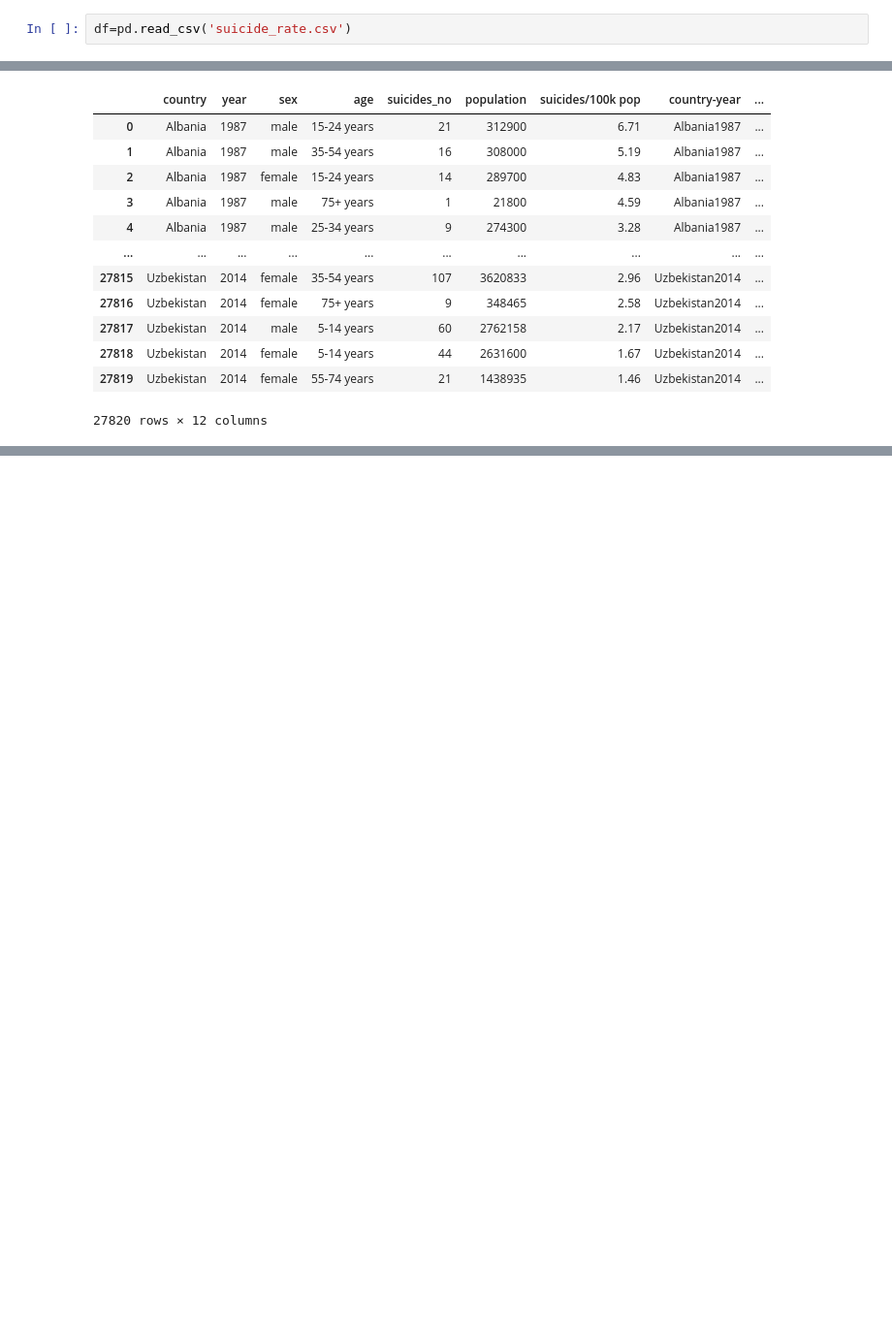
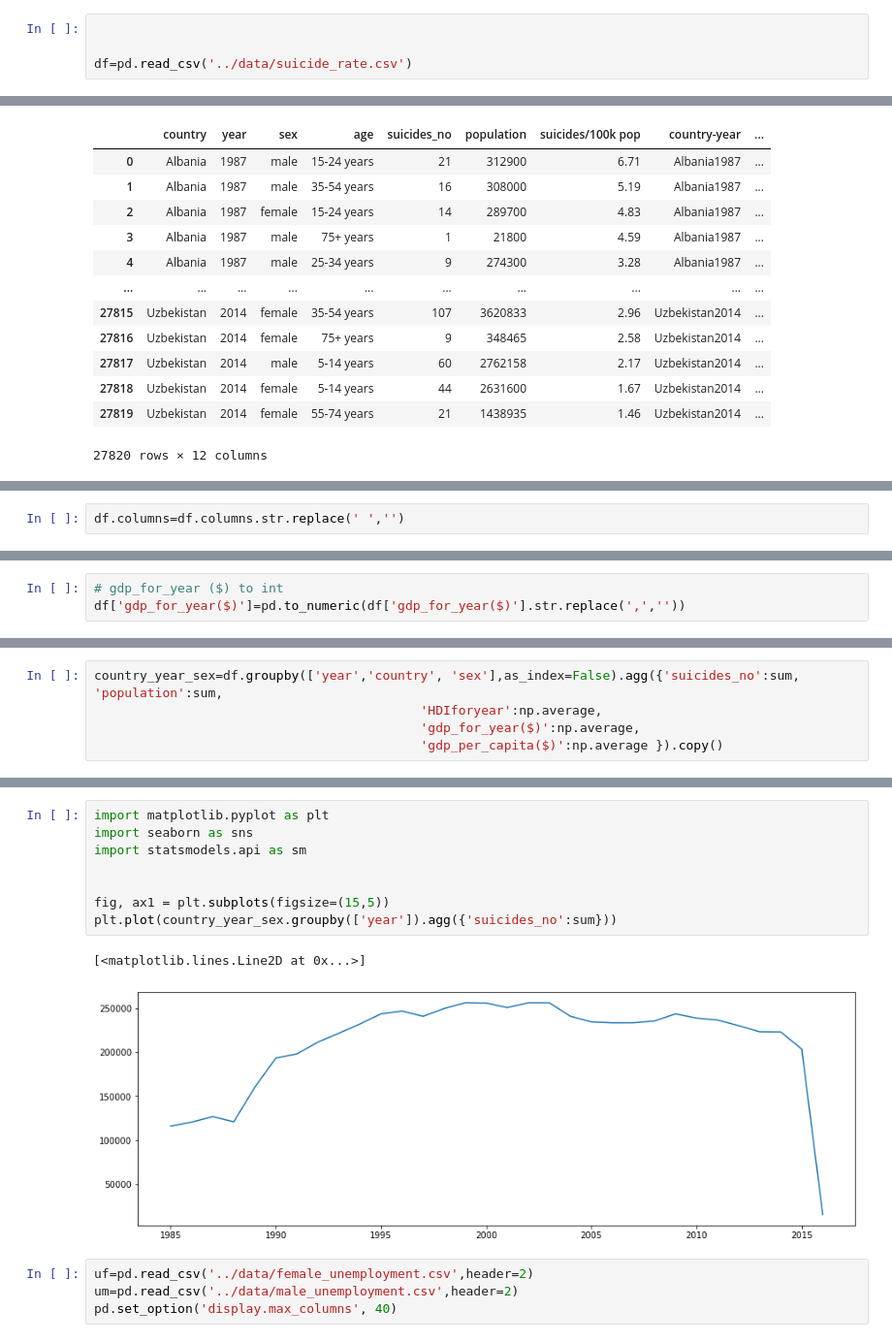
Before and after one commit to Brunadiasmiguel/depression, a Jupyter notebook: data-wrangling/country-year-sex.ipynb, the cells around one changed output, grey strips where cells are left out. Shown at 97% size. Drawn from its saved outputs; the diff is of its cells as text; blank space fills up the shorter version.

```diff
--- a/data-wrangling/country-year-sex.ipynb
+++ b/data-wrangling/country-year-sex.ipynb
@@ -2,7 +2,9 @@
 import pandas as pd
 import numpy as np
 # %%
-df=pd.read_csv('suicide_rate.csv')
+
+
+df=pd.read_csv('../data/suicide_rate.csv')
 # %%
 df
 # %% [output]
@@ -39 +24,3 @@ df.groupby('country').agg({'suicides_no':sum}).sort_values('suicides_no')
+# %%
+df.columns=df.columns.str.replace(' ','')
 # %%
@@ -50,0 +45,3 @@ df.describe()
+# %%
+# gdp_for_year ($) to int
+df['gdp_for_year($)']=pd.to_numeric(df['gdp_for_year($)'].str.replace(',',''))
@@ -50,0 +64,5 @@ df.describe()
+# %%
+country_year_sex=df.groupby(['year','country', 'sex'],as_index=False).agg({'suicides_no':sum, 'population':sum,
+                                           'HDIforyear':np.average,
+                                           'gdp_for_year($)':np.average,
+                                           'gdp_per_capita($)':np.average }).copy()
@@ -50,0 +97,15 @@ df.describe()
+# %%
+import matplotlib.pyplot as plt
+import seaborn as sns
+import statsmodels.api as sm
+
+
+fig, ax1 = plt.subplots(figsize=(15,5))
+plt.plot(country_year_sex.groupby(['year']).agg({'suicides_no':sum}))
+# %% [output]
+[<matplotlib.lines.Line2D at 0x...>]
+[figure, added]
+# %%
+uf=pd.read_csv('../data/female_unemployment.csv',header=2)
+um=pd.read_csv('../data/male_unemployment.csv',header=2)
+pd.set_option('display.max_columns', 40)
```
Also changed, not shown: parts of 15 cells of this notebook, 2 other files.
